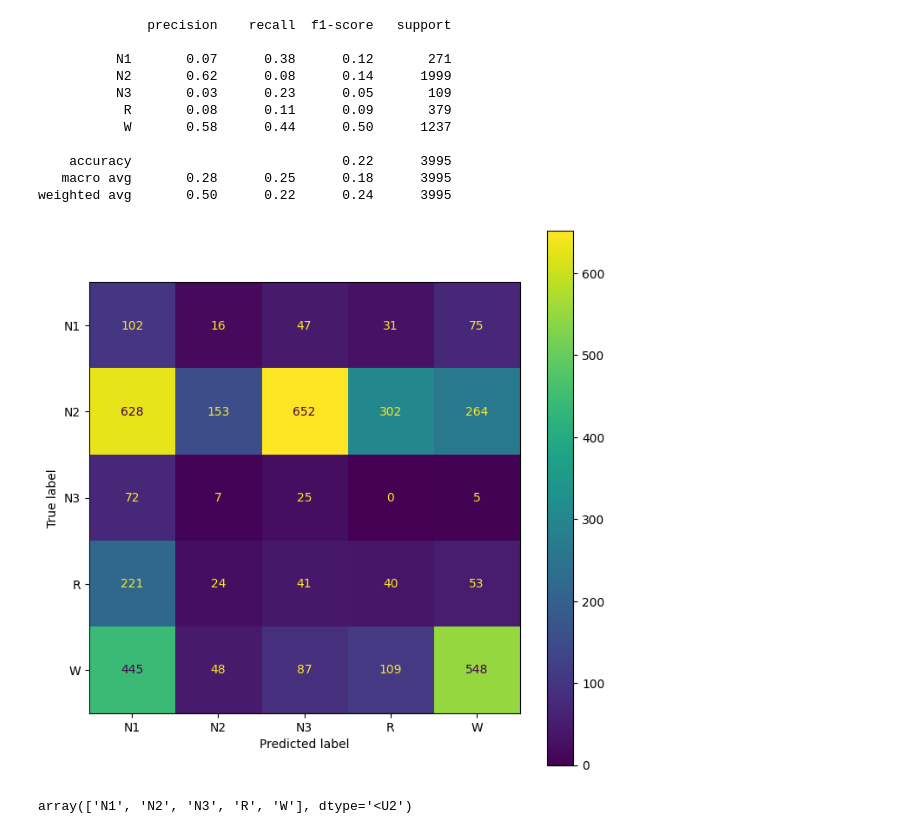
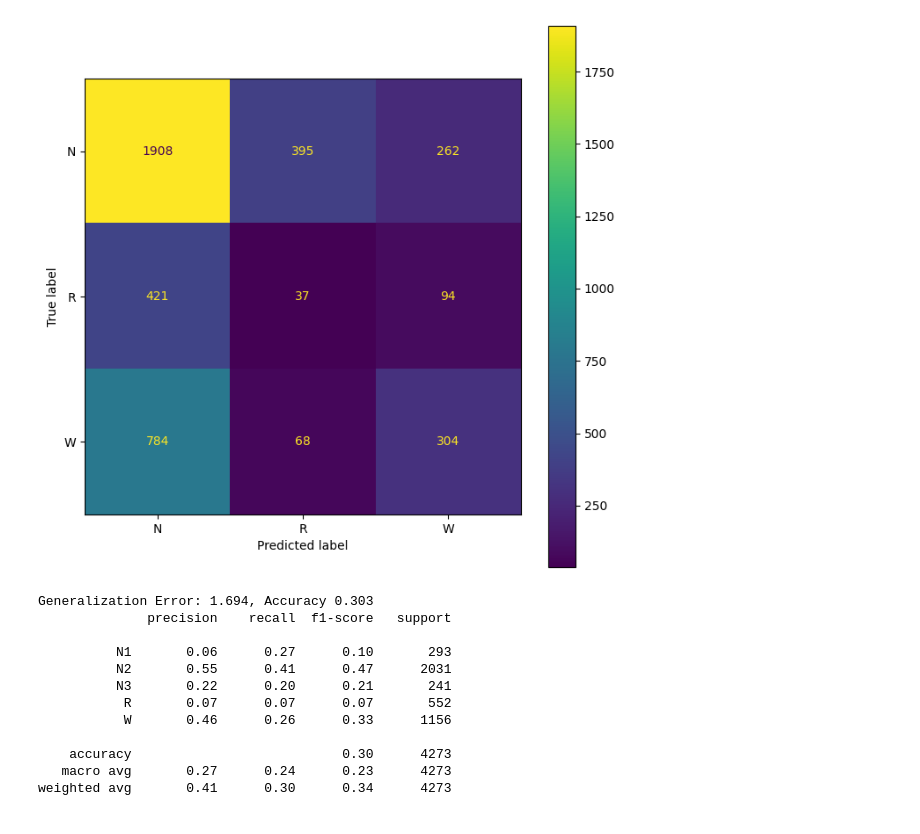
Before and after one commit to YacineBelal/sleep-stage-prediction, a Jupyter notebook: notebooks/exploratory/DeepConvLSTM.ipynb, the cells around one changed output. Cells and saved outputs as stored; diff of their text form; code cells hidden in the pictures.

Commit message:
first round of eval with 1/4 patients on 5/3 classes and raw signals

```diff
--- a/notebooks/exploratory/DeepConvLSTM.ipynb
+++ b/notebooks/exploratory/DeepConvLSTM.ipynb
@@ -142,11 +143,7 @@ array([4, 4, 4, ..., 1, 1, 1], shape=(16378,))
 import torch
 import torch.nn as nn
 
-"""
-Deep Convolutional and LSTM Recurrent Neural Networks for Multimodal Wearable Activity
-Recognition  Francisco Javier Ordóñez * and Daniel Roggen
 
-"""
 
 class _CNNBranch(nn.Module):
     def __init__(self, in_channels, n_filters=32, n_layers=2):
@@ -194,6 +191,15 @@ class _LSTMBranch(nn.Module):
 
 class DeepConvLSTM(nn.Module):
     def __init__(self, n_classes=5, n_filters=32, hidden_size=64):
+        '''Reimplementation of the DeepConvLSTM
+
+        Model first proposed in:
+        [F. J. Ordóñez and D. Roggen, “Deep Convolutional and LSTM
+         Recurrent Neural Networks for Multimodal Wearable Activity
+         Recognition,” Sensors, vol. 16, no. 1, Art. no. 1, Jan. 2016,
+         doi: 10.3390/s16010115.]
+
+        '''
         super().__init__()
         self.bvp_branch = _CNNBranch(in_channels=1, n_filters=n_filters)
         self.acc_branch = _LSTMBranch(in_channels=3, n_filters=n_filters, hidden_size=hidden_size)
@@ -357 +363,14 @@ Train loss: 1.248
 ... (18 outputs left out)
+# %%
+from sklearn.metrics import f1_score, classification_report, confusion_matrix, ConfusionMatrixDisplay
+
+nrem_classes = [0,1,2]
+merge_fn = np.vectorize(lambda x: 0 if x in nrem_classes else x)
+
+y_true, y_pred = test_model(model, test_dl, DEVICE)
+
+y_true_merged = merge_fn(y_true)
+y_pred_merged = merge_fn(y_pred)
+
+
+print(classification_report(y_true_merged, y_pred_merged, target_names=["N","R","W"]))
@@ -358,3 +388,13 @@ Train loss: 1.248
+# %%
+import matplotlib.pyplot as plt
+
+fig, ax = plt.subplots(figsize=(8, 8))
+ConfusionMatrixDisplay(confusion_matrix(y_true_merged, y_pred_merged), display_labels=["N","R","W"]).plot(ax=ax)
+fig.savefig(f"reports/figures/confusion_matrix_U=25_C=3_M=DCLtsm.png", dpi=150, bbox_inches="tight")
+plt.show()
+plt.close(fig)
+# %% [output]
+[figure, added]
 # %%
 from sklearn.metrics import f1_score, classification_report, confusion_matrix, ConfusionMatrixDisplay
 
@@ -362,31 +402,26 @@ y_true, y_pred = test_model(model, test_dl, DEVICE)
 
 print(classification_report(y_true, y_pred, target_names=["N1","N2","N3","R","W"]))
 # %% [output]
+Generalization Error: 1.694, Accuracy 0.303
               precision    recall  f1-score   support
 
-          N1       0.07      0.38      0.12       271
-          N2       0.62      0.08      0.14      1999
-          N3       0.03      0.23      0.05       109
-           R       0.08      0.11      0.09       379
-           W       0.58      0.44      0.50      1237
+          N1       0.06      0.27      0.10       293
+          N2       0.55      0.41      0.47      2031
+          N3       0.22      0.20      0.21       241
+           R       0.07      0.07      0.07       552
+           W       0.46      0.26      0.33      1156
 
-    accuracy                           0.22      3995
-   macro avg       0.28      0.25      0.18      3995
-weighted avg       0.50      0.22      0.24      3995
+    accuracy                           0.30      4273
+   macro avg       0.27      0.24      0.23      4273
+weighted avg       0.41      0.30      0.34      4273
 # %%
-import matplotlib.pyplot as plt
+# import matplotlib.pyplot as plt
 
-fig, ax = plt.subplots(figsize=(8, 8))
-ConfusionMatrixDisplay(confusion_matrix(y_true, y_pred), display_labels=["N1","N2","N3","R","W"]).plot(ax=ax)
-fig.savefig(f"reports/figures/confusion_matrix_U=25_C=3_M=DCL.png", dpi=150, bbox_inches="tight")
-plt.show()
-plt.close(fig)
+# fig, ax = plt.subplots(figsize=(8, 8))
+# ConfusionMatrixDisplay(confusion_matrix(y_true, y_pred), display_labels=["N1","N2","N3","R","W"]).plot(ax=ax)
+# fig.savefig(f"reports/figures/confusion_matrix_U=25_C=5_M=DCL.png", dpi=150, bbox_inches="tight")
+# plt.show()
+# plt.close(fig)
-# %% [output]
-[figure, removed]
-# %%
-lb.classes_
-# %% [output]
-array(['N1', 'N2', 'N3', 'R', 'W'], dtype='<U2')
 # %%
 import gc
 
```
Also changed, not shown: parts of 5 cells of this notebook, 3 other files.
